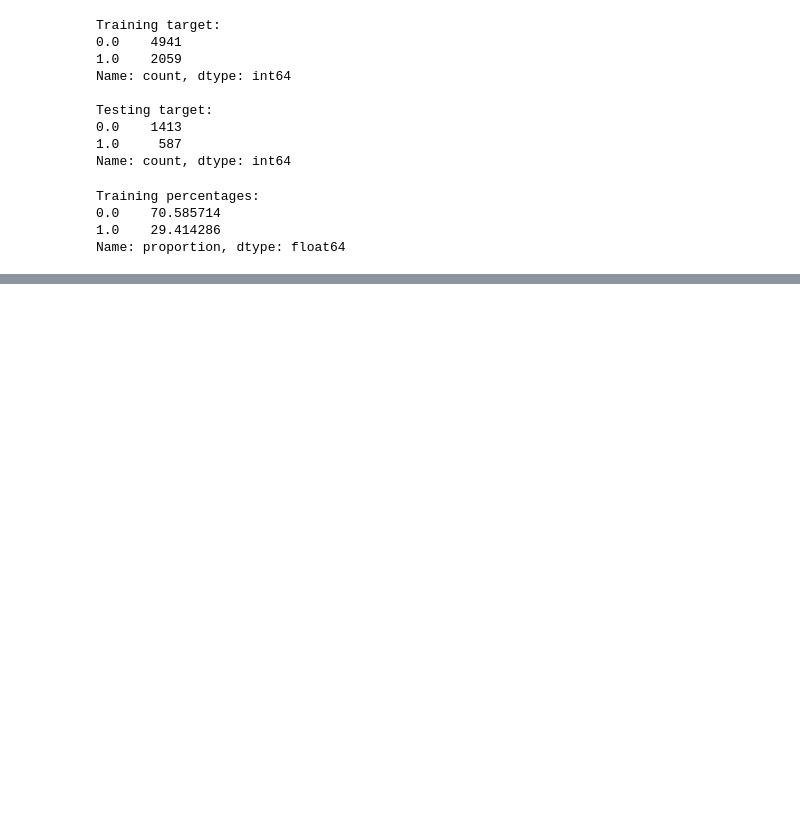
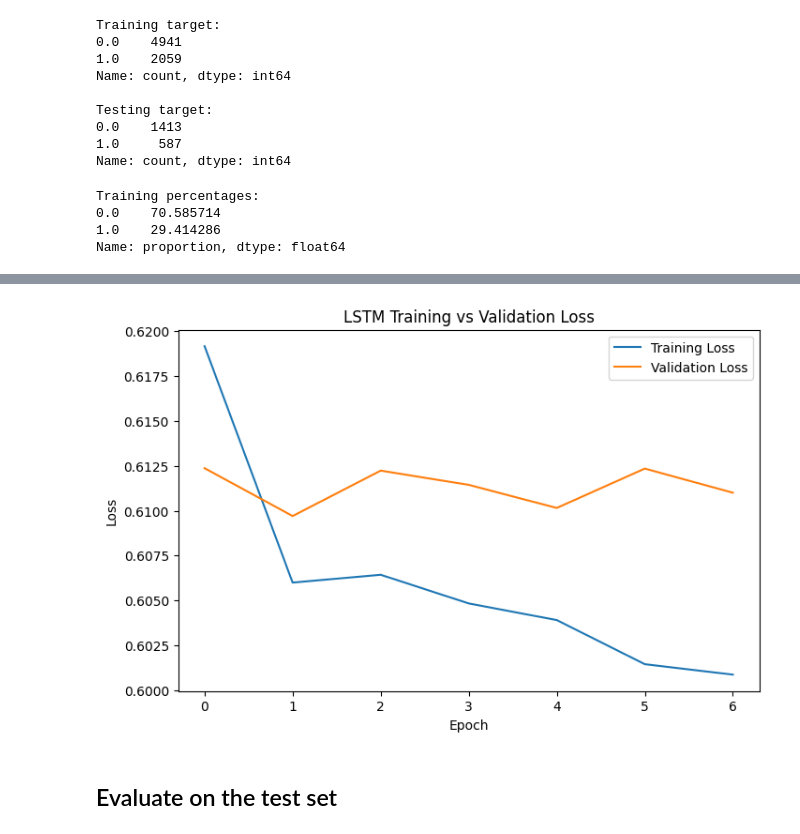
Before and after one commit to AZ07-coder/Student-Learning-Digital-Twin, a Jupyter notebook: 06_deep_learning_model.ipynb, the cells around one changed output, grey strips where cells are left out. Cells and saved outputs as stored; diff of their text form; code cells hidden in the pictures; blank space fills up the shorter version.

```diff
--- a/06_deep_learning_model.ipynb
+++ b/06_deep_learning_model.ipynb
@@ -426,0 +614,25 @@ Name: proportion, dtype: float64
+# %%
+plt.figure(figsize=(8, 5))
+
+plt.plot(
+    history.history["loss"],
+    label="Training Loss"
+)
+
+plt.plot(
+    history.history["val_loss"],
+    label="Validation Loss"
+)
+
+plt.xlabel("Epoch")
+plt.ylabel("Loss")
+
+plt.title("LSTM Training vs Validation Loss")
+
+plt.legend()
+
+plt.show()
+# %% [output]
+[figure, added]
+# %% [markdown]
+## Evaluate on the test set
```
Also changed, not shown: parts of 31 cells of this notebook.
